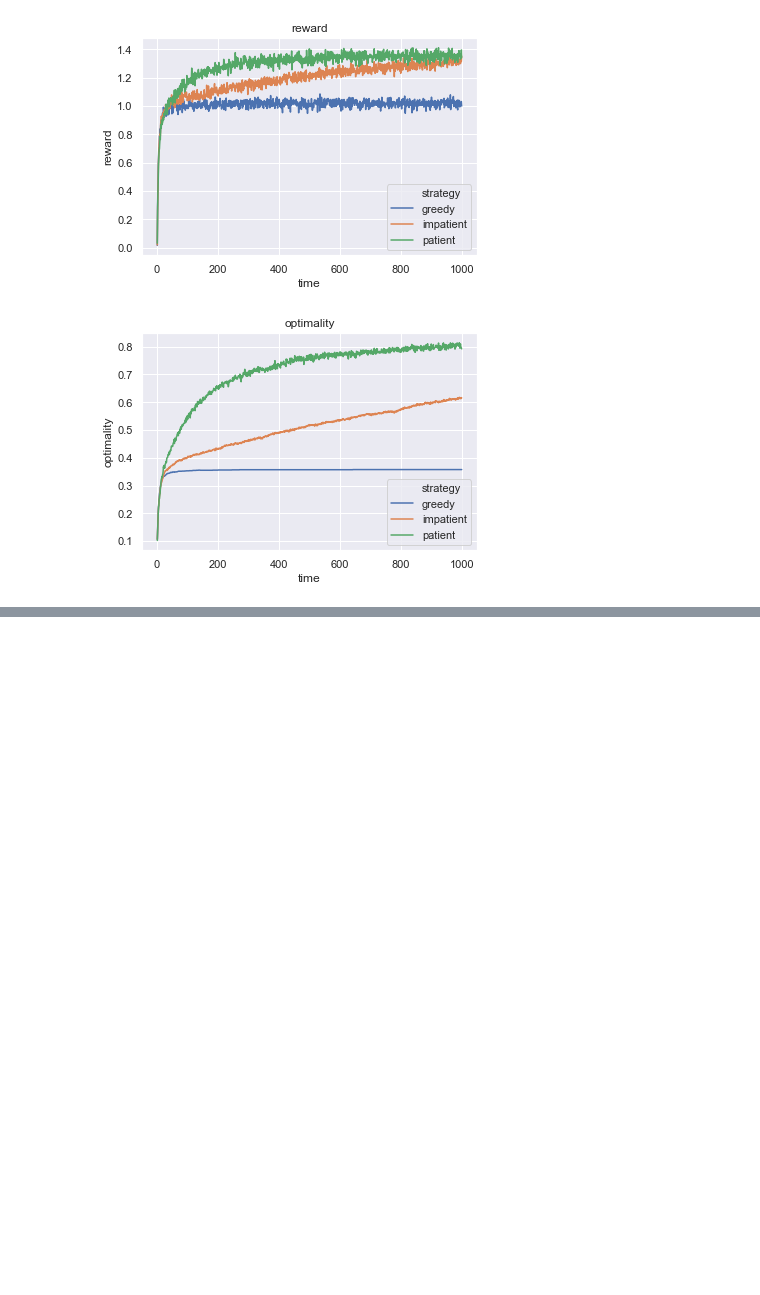
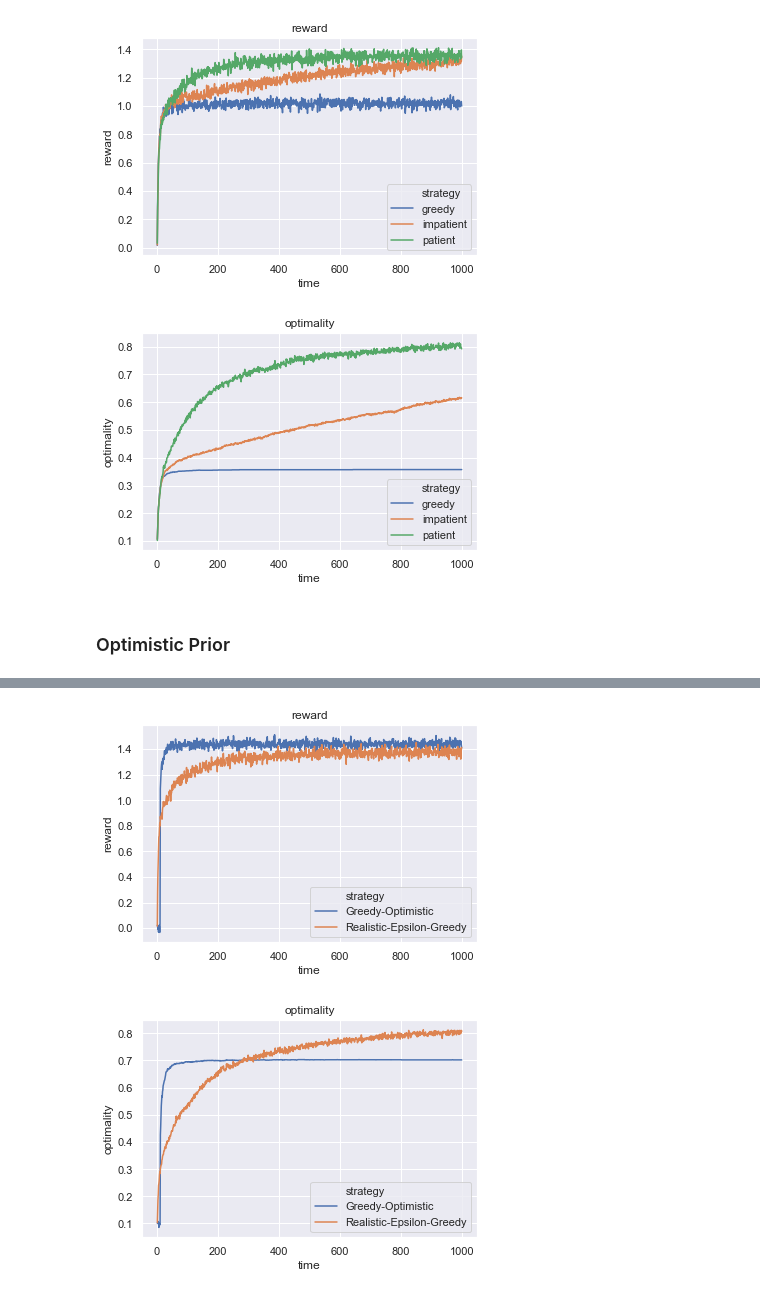
Before and after one commit to rcharan/phutball, a Jupyter notebook: rl/Sutton-Barto.ipynb, the cells around one changed output, grey strips where cells are left out. Cells and saved outputs as stored; diff of their text form; code cells hidden in the pictures; blank space fills up the shorter version.

Commit message:
optimistic priors

```diff
--- a/rl/Sutton-Barto.ipynb
+++ b/rl/Sutton-Barto.ipynb
@@ -56,7 +56,7 @@ class Bandit:
     if self.priors is None:
       self.q_star_estimates  = [0.0] * len(casino)
     else:
-      self.q_star_estimates  = priors.copy()
+      self.q_star_estimates  = self.priors.copy()
 
     self.casino = casino
     self.q_star_estimates = np.array(self.q_star_estimates)
@@ -162,8 +162,10 @@ class Simulator:
     data = data.mean(axis = 1)
 
     df = pd.DataFrame(data.T, columns = self.bandit_names, index = pd.RangeIndex(1, self.time+1, name = 'time'))
+    self.df = df
     df = df.reset_index()
     df = df.melt(id_vars = 'time', var_name = 'strategy', value_name = dv)
+
 
     fig, ax = plt.subplots()
     sns.lineplot(x = 'time', y = dv, hue = 'strategy', data = df, ax = ax)
@@ -189,3 +191,17 @@ sim.plots()
 2000/2000 [==============================] - 758s 379ms/step
 [figure]
 [figure]
+# %% [markdown]
+### Optimistic Prior
+# %%
+casino = Casino(10)
+prior  = [5.0] * 10
+bandits = {
+  'Greedy-Optimistic'          : Bandit(casino, 0   , priors = prior),
+  'Realistic-Epsilon-Greedy'   : Bandit(casino, 0.1)
+}
+
+# Figure 2.3 (page 35)
+sim = Simulator(bandits, casino, num_runs = 2000).run()
+sim.plots()
+# %% [output]
@@ -191,0 +209,2 @@ sim.plots()
+[figure, added]
+[figure, added]
```
Also changed, not shown: parts of 1 cell of this notebook.
